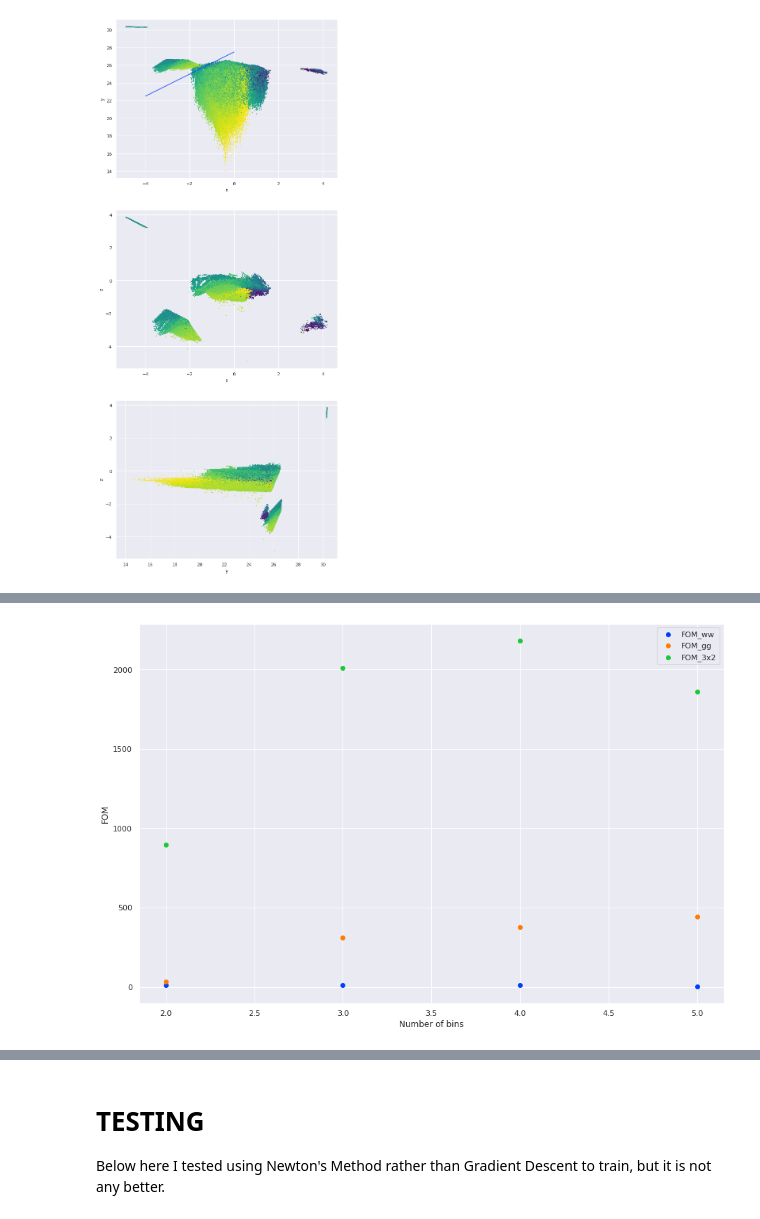
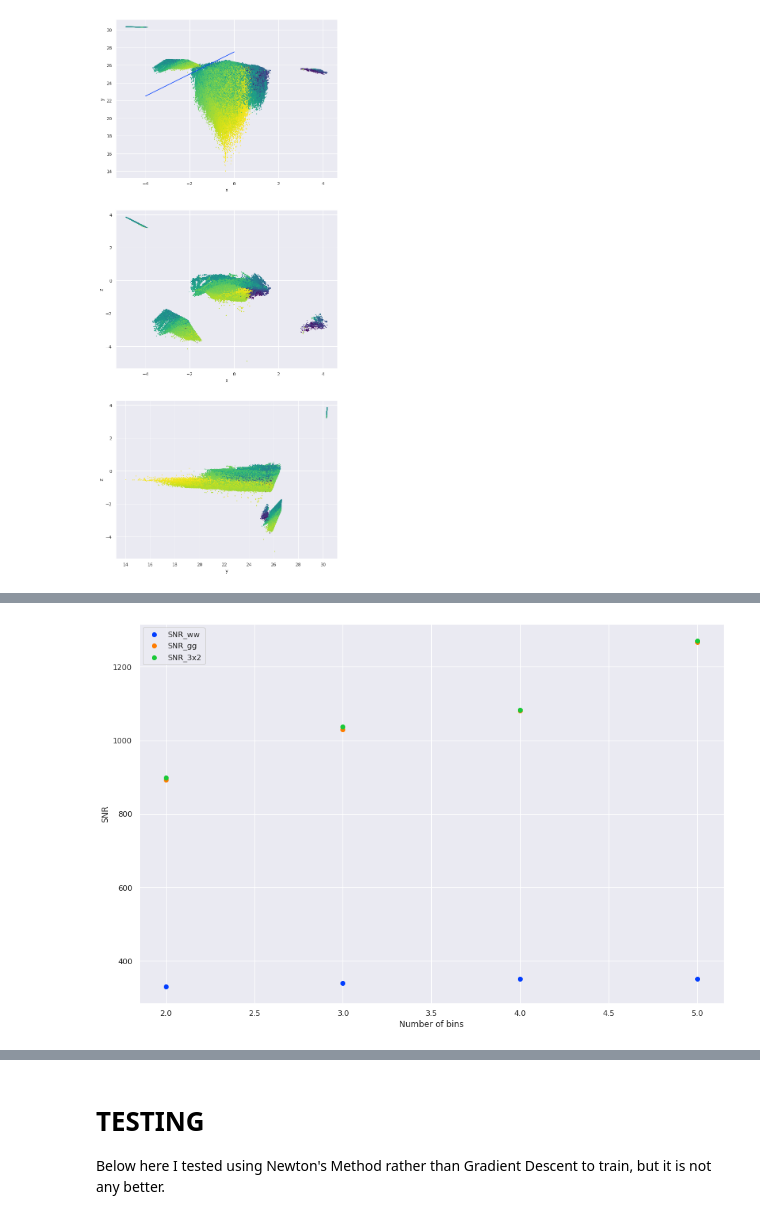
Before and after one commit to LSSTDESC/tomo_challenge, a Jupyter notebook: notebooks/pca_cluster.ipynb, the cells around one changed output, grey strips where cells are left out. Cells and saved outputs as stored; diff of their text form; code cells hidden in the pictures.

```diff
--- a/notebooks/pca_cluster.ipynb
+++ b/notebooks/pca_cluster.ipynb
@@ -395,7 +415,7 @@ def classify(points, centroids):
     return jnp.argmin(dist, axis=0)
 # %%
 t0 = time.perf_counter()
-centers = fit_centroids(data_cut, z_cut, num_centroids=4, num_epochs=70, impl="fom", lr=0.0024/7)
+centers = fit_centroids(data_cut, z_cut, num_centroids=3, num_epochs=70, impl="snr", lr=0.0024/7)
 duration = time.perf_counter() - t0
 print(f"Trained in {duration} seconds")
 # %% [output]
@@ -506,7 +526,7 @@ for j in range(2, 6):
 
     t0 = time.perf_counter()
 #     lr = 0.024 / j
-    centers = fit_centroids(data_cut, z_cut, num_centroids=j, num_epochs=70, impl="fom")
+    centers = fit_centroids(data_cut, z_cut, num_centroids=j, num_epochs=70, impl="snr")
     duration = time.perf_counter() - t0
     print(f"Trained in {duration} seconds")
 
@@ -514,11 +534,9 @@ for j in range(2, 6):
 
     print(f"Computing scores for {j} bins.")
     try:
-        score_hist_jc.append(tc.jc_compute_scores(y_valid, z_valid, metrics=["SNR_ww", "SNR_gg", "SNR_3x2",
-                                                                             "FOM_ww", "FOM_gg", "FOM_3x2"]))
+        score_hist_jc.append(tc.jc_compute_scores(y_valid, z_valid))
     except UnexpectedTracerError:
-        score_hist_jc.append(tc.jc_compute_scores(y_valid, z_valid, metrics=["SNR_ww", "SNR_gg", "SNR_3x2",
-                                                                             "FOM_ww", "FOM_gg", "FOM_3x2"]))
+        score_hist_jc.append(tc.jc_compute_scores(y_valid, z_valid))
 plt.legend()
 plt.show()
 # %% [output]
@@ -543,27 +562,25 @@ Computing scores for 5 bins.
-# %%
-score_hist_jc = score_hist_jc[:-4]
 # %%
 # Look sometimes I don't want to wait 3 hours for this data to regenerate.
-with open("score_hist_range.json", "w") as f:
+with open("score_hist_snr.json", "w") as f:
     json.dump(score_hist_jc, f)
 # %%
-metric = "FOM"
+metric = "SNR"
 x_hist = np.arange(2, len(score_hist_jc) + 2)
 snr_gg = np.asarray([x[f"{metric}_gg"] for x in score_hist_jc])
 snr_ww = np.asarray([x[f"{metric}_ww"] for x in score_hist_jc])
 snr_32 = np.asarray([x[f"{metric}_3x2"] for x in score_hist_jc])
 
 fig, ax = plt.subplots(figsize=(15, 10))
 
 plt.scatter(x_hist, snr_ww[x_hist - 2], label=f"{metric}_ww")
 plt.scatter(x_hist, snr_gg[x_hist - 2], label=f"{metric}_gg")
 plt.scatter(x_hist, snr_32[x_hist - 2], label=f"{metric}_3x2")
 plt.xlabel("Number of bins")
 plt.ylabel(metric)
 plt.legend()
 plt.savefig("hist.png")
 # %% [output]
-[figure, old version]
+[figure, new version]
 # %%
 from sklearn.ensemble import RandomForestClassifier
 
```
Also changed, not shown: parts of 13 cells of this notebook.
